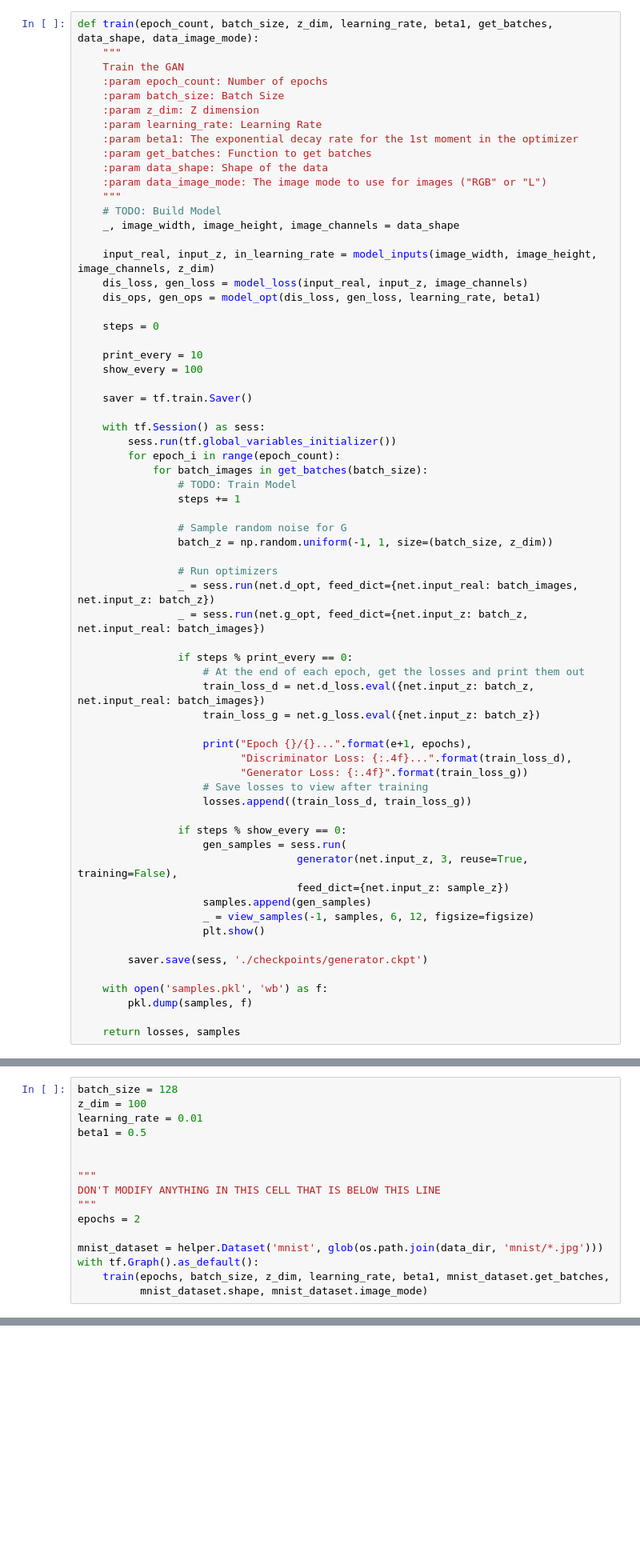
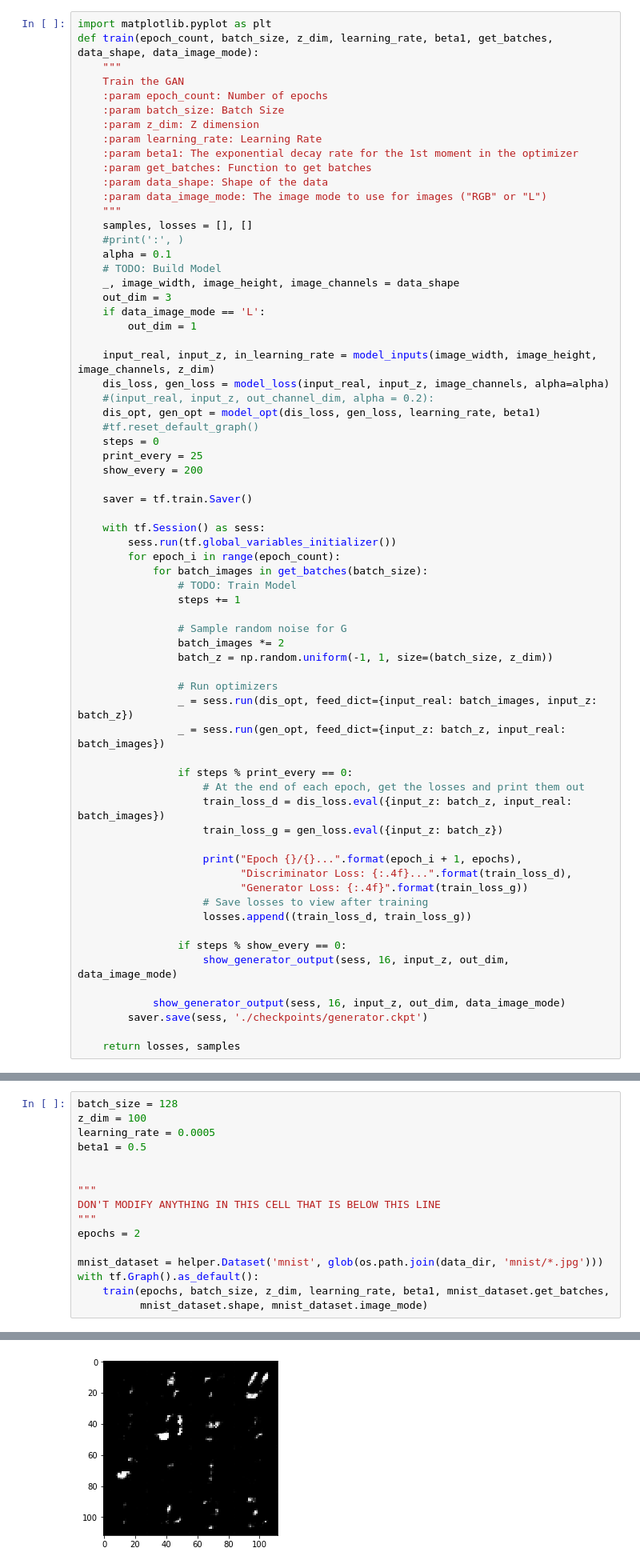
Before and after one commit to desi-joe/face_generation, a Jupyter notebook: dlnd_face_generation.ipynb, the cells around one changed output, grey strips where cells are left out. Shown at 80% size. Drawn from its saved outputs; the diff is of its cells as text; blank space fills up the shorter version.

```diff
--- a/dlnd_face_generation.ipynb
+++ b/dlnd_face_generation.ipynb
@@ -331,6 +331,7 @@ Implement `train` to build and train the GANs.  Use the following functions you
 
 Use the `show_generator_output` to show `generator` output while you train. Running `show_generator_output` for every batch will drastically increase training time and increase the size of the notebook.  It's recommended to print the `generator` output every 100 batches.
 # %%
+import matplotlib.pyplot as plt
 def train(epoch_count, batch_size, z_dim, learning_rate, beta1, get_batches, data_shape, data_image_mode):
     """
     Train the GAN
@@ -343,17 +344,23 @@ def train(epoch_count, batch_size, z_dim, learning_rate, beta1, get_batches, dat
     :param data_shape: Shape of the data
     :param data_image_mode: The image mode to use for images ("RGB" or "L")
     """
+    samples, losses = [], []
+    #print(':', )
+    alpha = 0.1
     # TODO: Build Model
     _, image_width, image_height, image_channels = data_shape
+    out_dim = 3
+    if data_image_mode == 'L':
+        out_dim = 1
 
     input_real, input_z, in_learning_rate = model_inputs(image_width, image_height, image_channels, z_dim)
-    dis_loss, gen_loss = model_loss(input_real, input_z, image_channels)
-    dis_ops, gen_ops = model_opt(dis_loss, gen_loss, learning_rate, beta1)
-
+    dis_loss, gen_loss = model_loss(input_real, input_z, image_channels, alpha=alpha)
+    #(input_real, input_z, out_channel_dim, alpha = 0.2):
+    dis_opt, gen_opt = model_opt(dis_loss, gen_loss, learning_rate, beta1)
+    #tf.reset_default_graph()
     steps = 0
-
-    print_every = 10
-    show_every = 100
+    print_every = 25
+    show_every = 200
 
     saver = tf.train.Saver()
 
@@ -365,36 +372,30 @@ def train(epoch_count, batch_size, z_dim, learning_rate, beta1, get_batches, dat
                 steps += 1
 
                 # Sample random noise for G
+                batch_images *= 2
                 batch_z = np.random.uniform(-1, 1, size=(batch_size, z_dim))
 
                 # Run optimizers
-                _ = sess.run(net.d_opt, feed_dict={net.input_real: batch_images, net.input_z: batch_z})
-                _ = sess.run(net.g_opt, feed_dict={net.input_z: batch_z, net.input_real: batch_images})
+                _ = sess.run(dis_opt, feed_dict={input_real: batch_images, input_z: batch_z})
+                _ = sess.run(gen_opt, feed_dict={input_z: batch_z, input_real: batch_images})
 
                 if steps % print_every == 0:
                     # At the end of each epoch, get the losses and print them out
-                    train_loss_d = net.d_loss.eval({net.input_z: batch_z, net.input_real: batch_images})
-                    train_loss_g = net.g_loss.eval({net.input_z: batch_z})
+                    train_loss_d = dis_loss.eval({input_z: batch_z, input_real: batch_images})
+                    train_loss_g = gen_loss.eval({input_z: batch_z})
 
-                    print("Epoch {}/{}...".format(e+1, epochs),
+                    print("Epoch {}/{}...".format(epoch_i + 1, epochs),
                           "Discriminator Loss: {:.4f}...".format(train_loss_d),
                           "Generator Loss: {:.4f}".format(train_loss_g))
                     # Save losses to view after training
                     losses.append((train_loss_d, train_loss_g))
 
                 if steps % show_every == 0:
-                    gen_samples = sess.run(
-                                   generator(net.input_z, 3, reuse=True, training=False),
-                                   feed_dict={net.input_z: sample_z})
-                    samples.append(gen_samples)
-                    _ = view_samples(-1, samples, 6, 12, figsize=figsize)
-                    plt.show()
+                    show_generator_output(sess, 16, input_z, out_dim, data_image_mode)
 
+            show_generator_output(sess, 16, input_z, out_dim, data_image_mode)
         saver.save(sess, './checkpoints/generator.ckpt')
 
-    with open('samples.pkl', 'wb') as f:
-        pkl.dump(samples, f)
-
     return losses, samples
 # %% [markdown]
 ### MNIST
@@ -402,7 +403,7 @@ Test your GANs architecture on MNIST.  After 2 epochs, the GANs should be able t
 # %%
 batch_size = 128
 z_dim = 100
-learning_rate = 0.01
+learning_rate = 0.0005
 beta1 = 0.5
 
 
@@ -419,0 +428 @@ NameError: name 'net' is not defined
+[figure, added]
```
Also changed, not shown: parts of 9 cells of this notebook, 1 other file.
